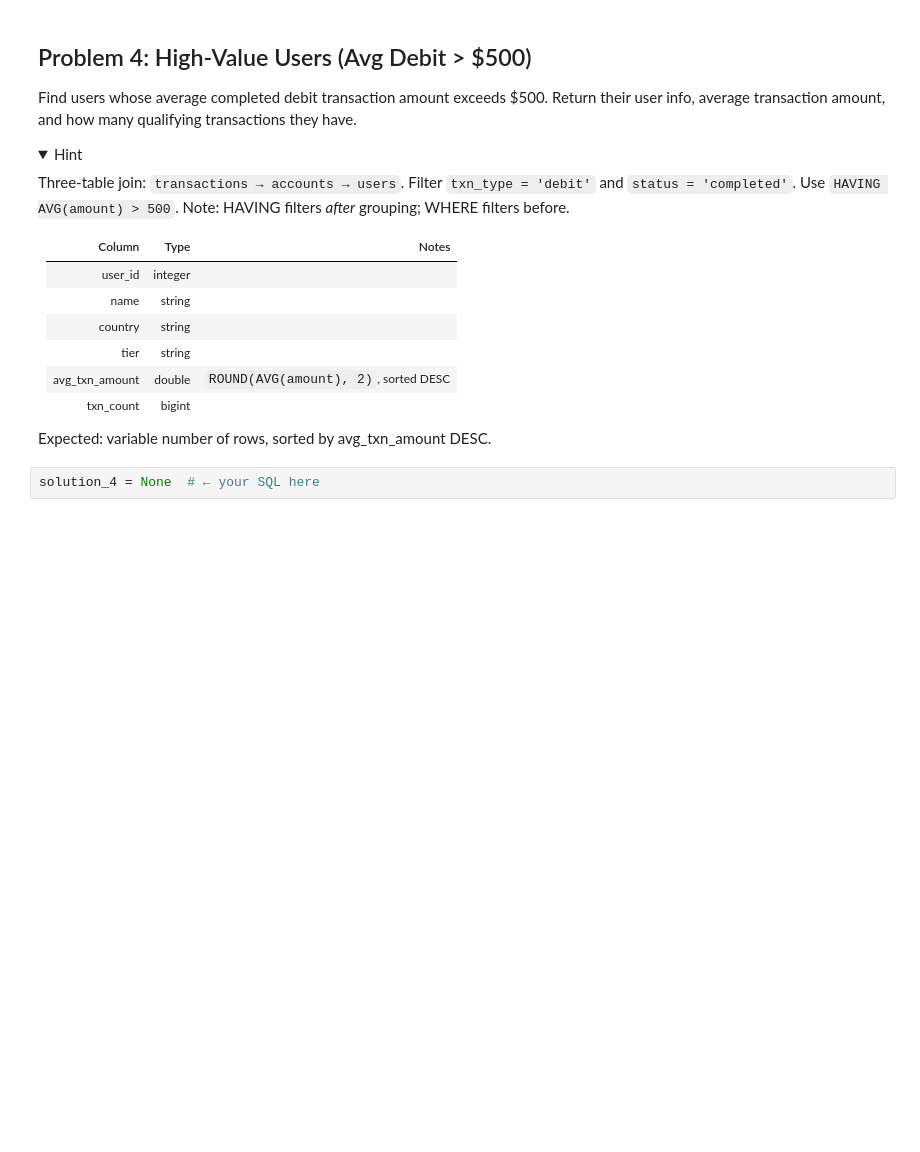
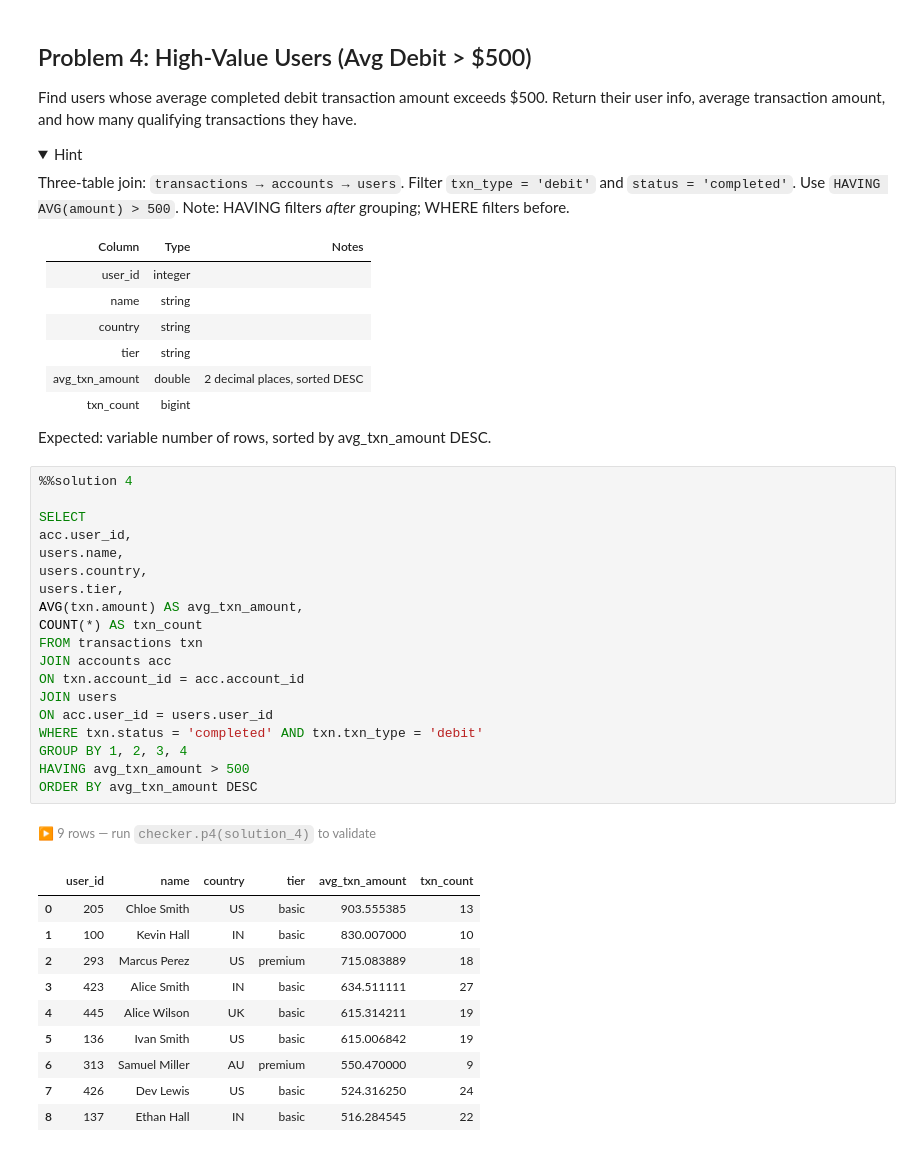
Before and after one commit to arunpandian7/datapy-gym, a Jupyter notebook: sql/sessions/2026-06-04/01_aggregations.ipynb, the cells around one changed output. Cells and saved outputs as stored; diff of their text form; folded sections open; blank space fills up the shorter version.

```diff
--- a/sql/sessions/2026-06-04/01_aggregations.ipynb
+++ b/sql/sessions/2026-06-04/01_aggregations.ipynb
@@ -124,10 +264,39 @@ Three-table join: `transactions → accounts → users`. Filter `txn_type = 'deb
 | name | string | |
 | country | string | |
 | tier | string | |
-| avg_txn_amount | double | `ROUND(AVG(amount), 2)`, sorted DESC |
+| avg_txn_amount | double | 2 decimal places, sorted DESC |
 | txn_count | bigint | |
 
 Expected: variable number of rows, sorted by avg_txn_amount DESC.
-# %%
-solution_4 = None  # ← your SQL here
+# %%
+%%solution 4
+
+SELECT
+acc.user_id,
+users.name,
+users.country,
+users.tier,
+AVG(txn.amount) AS avg_txn_amount,
+COUNT(*) AS txn_count
+FROM transactions txn
+JOIN accounts acc
+ON txn.account_id = acc.account_id
+JOIN users
+ON acc.user_id = users.user_id
+WHERE txn.status = 'completed' AND txn.txn_type = 'debit'
+GROUP BY 1, 2, 3, 4
+HAVING avg_txn_amount > 500
+ORDER BY avg_txn_amount DESC
+# %% [output]
+▶ 9 rows — run checker.p4(solution_4) to validate
+|  | user_id | name | country | tier | avg_txn_amount | txn_count |
+| 0 | 205 | Chloe Smith | US | basic | 903.555385 | 13 |
+| 1 | 100 | Kevin Hall | IN | basic | 830.007000 | 10 |
+| 2 | 293 | Marcus Perez | US | premium | 715.083889 | 18 |
+| 3 | 423 | Alice Smith | IN | basic | 634.511111 | 27 |
+| 4 | 445 | Alice Wilson | UK | basic | 615.314211 | 19 |
+| 5 | 136 | Ivan Smith | US | basic | 615.006842 | 19 |
+| 6 | 313 | Samuel Miller | AU | premium | 550.470000 | 9 |
+| 7 | 426 | Dev Lewis | US | basic | 524.316250 | 24 |
+| 8 | 137 | Ethan Hall | IN | basic | 516.284545 | 22 |
 # %%
```
Also changed, not shown: parts of 20 cells of this notebook, 4 other files.
